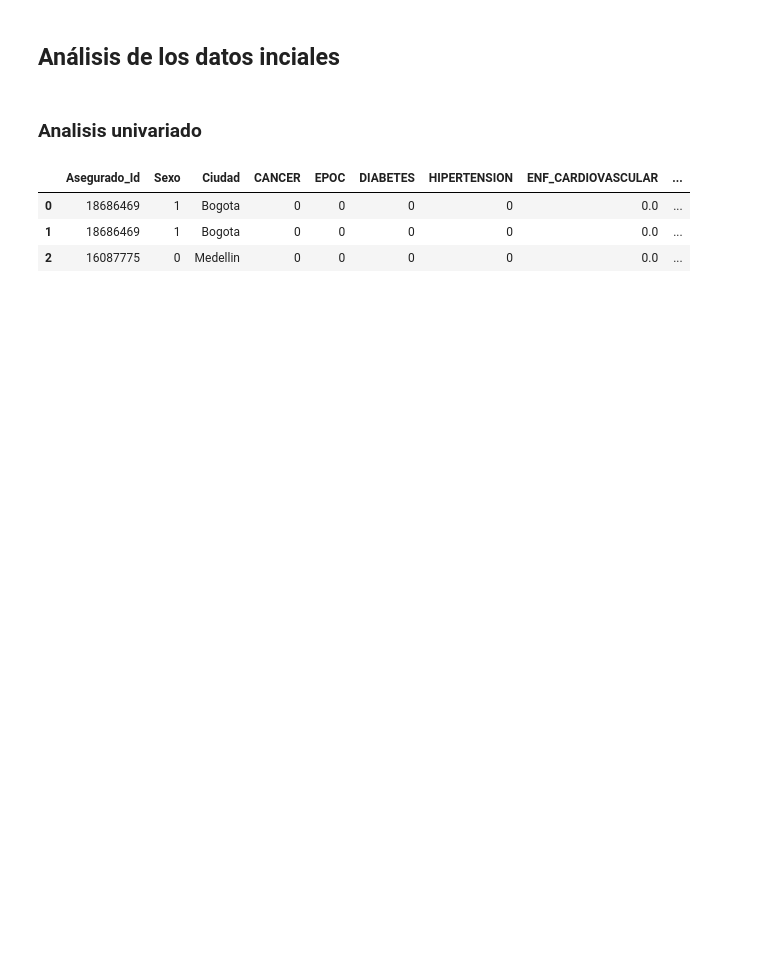
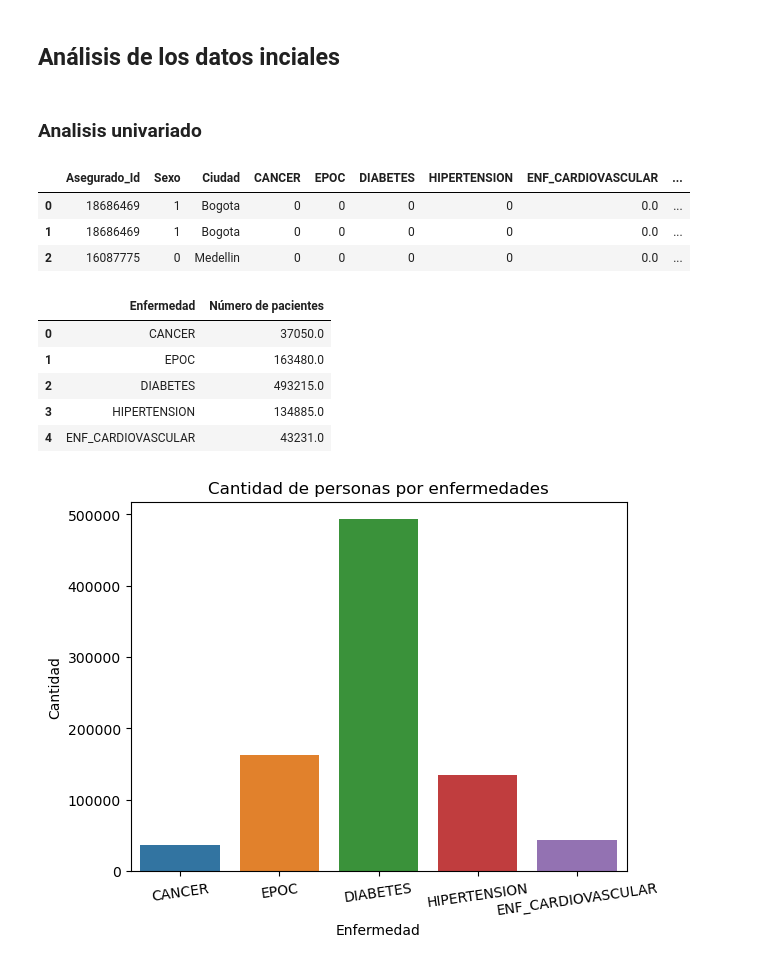
Before and after one commit to EstebanCaroP/Proyecto_Finanzas, a Jupyter notebook: C_Analisis_exploratorio.ipynb, the cells around one changed output. Cells and saved outputs as stored; diff of their text form; code cells hidden in the pictures; blank space fills up the shorter version.

```diff
--- a/C_Analisis_exploratorio.ipynb
+++ b/C_Analisis_exploratorio.ipynb
@@ -20,3 +20,21 @@ df.head(3)
 | 0 | 18686469 | 1 | Bogota | 0 | 0 | 0 | 0 | 0.0 | ... |
 | 1 | 18686469 | 1 | Bogota | 0 | 0 | 0 | 0 | 0.0 | ... |
 | 2 | 16087775 | 0 | Medellin | 0 | 0 | 0 | 0 | 0.0 | ... |
+# %%
+c1 = pd.DataFrame(df[['CANCER','EPOC', 'DIABETES', 'HIPERTENSION', 'ENF_CARDIOVASCULAR']].sum(), columns = ['Número de pacientes'])
+c1 = c1.reset_index()
+c1 = c1.rename(columns={'index':'Enfermedad'})
+display(c1)
+sns.barplot(c1, x='Enfermedad', y ='Número de pacientes')
+plt.title('Cantidad de personas por enfermedades')
+plt.ylabel('Cantidad')
+plt.xticks(rotation = 8)
+plt.show()
+# %% [output]
+|  | Enfermedad | Número de pacientes |
+| 0 | CANCER | 37050.0 |
+| 1 | EPOC | 163480.0 |
+| 2 | DIABETES | 493215.0 |
+| 3 | HIPERTENSION | 134885.0 |
+| 4 | ENF_CARDIOVASCULAR | 43231.0 |
+[figure, added]
```
Also changed, not shown: parts of 22 cells of this notebook.
